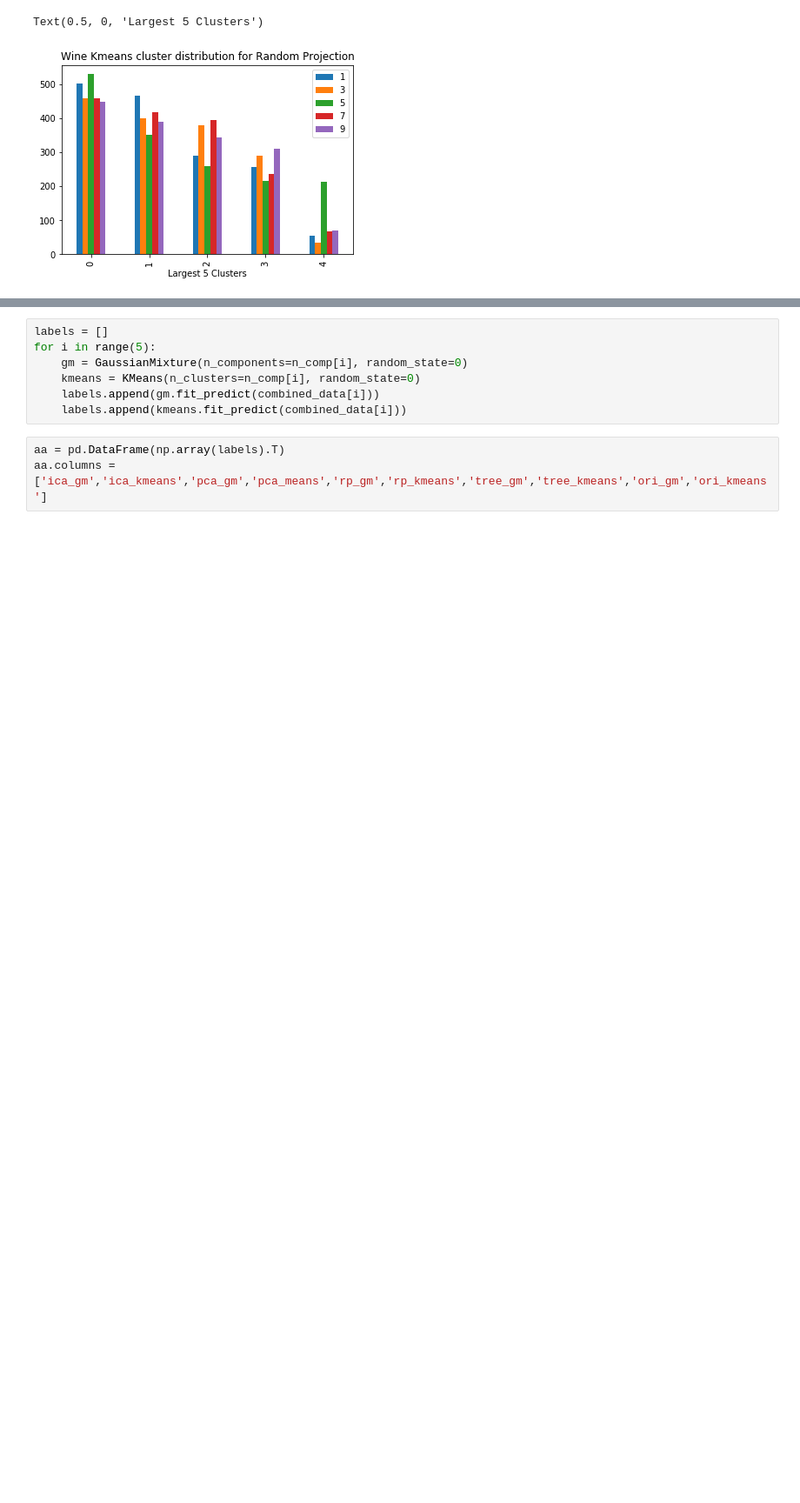
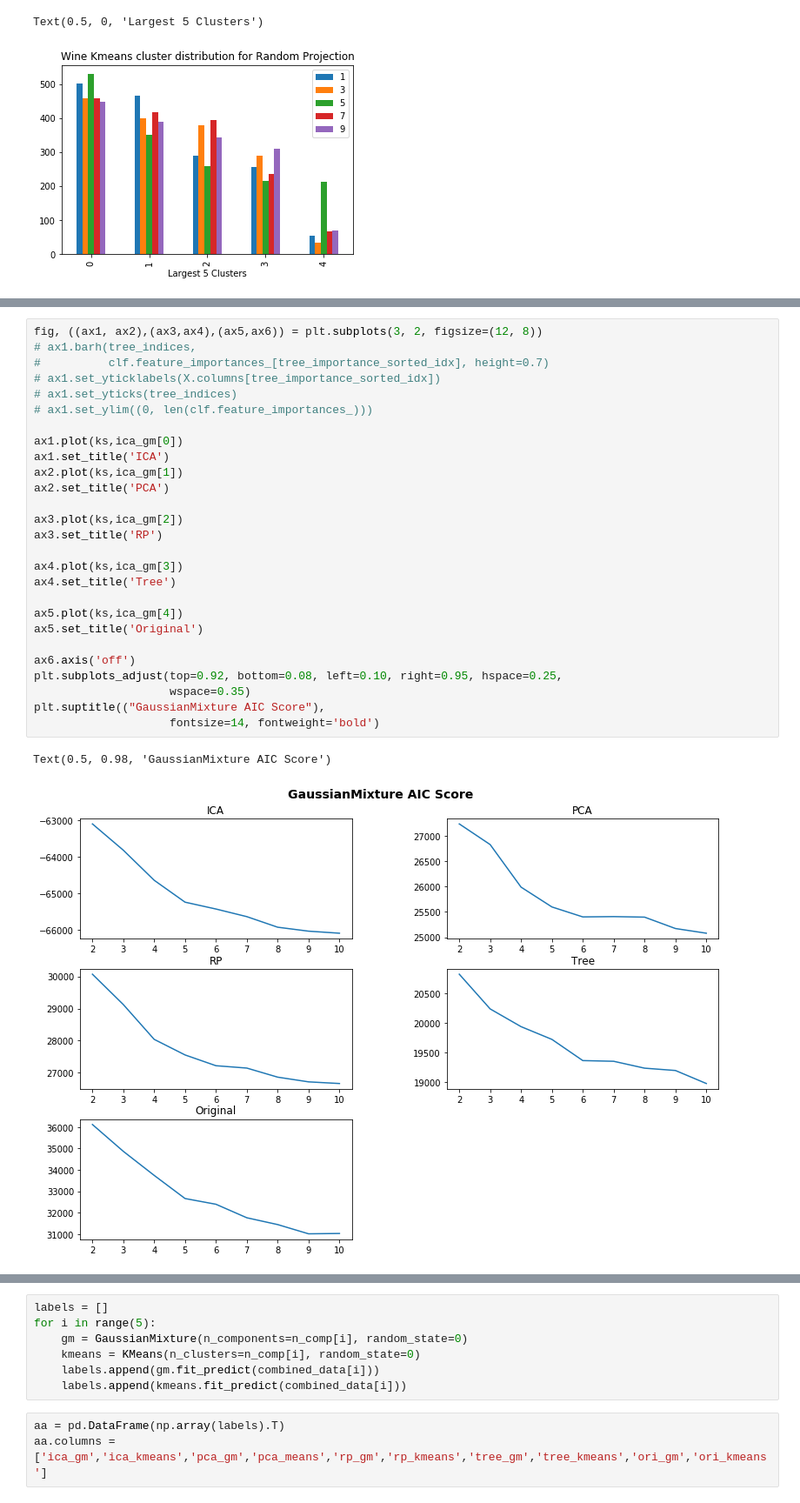
Before and after one commit to neojohny/ml_7641, a Jupyter notebook: homework3/wine.ipynb, the cells around one changed output, grey strips where cells are left out. Shown at 87% size. Saved outputs shown, nothing was run; the diff lists cells and outputs as text; blank space fills up the shorter version.

```diff
--- a/homework3/wine.ipynb
+++ b/homework3/wine.ipynb
@@ -517,0 +557,30 @@ Text(0.5, 0, 'Largest 5 Clusters')
+# %%
+fig, ((ax1, ax2),(ax3,ax4),(ax5,ax6)) = plt.subplots(3, 2, figsize=(12, 8))
+# ax1.barh(tree_indices,
+#          clf.feature_importances_[tree_importance_sorted_idx], height=0.7)
+# ax1.set_yticklabels(X.columns[tree_importance_sorted_idx])
+# ax1.set_yticks(tree_indices)
+# ax1.set_ylim((0, len(clf.feature_importances_)))
+
+ax1.plot(ks,ica_gm[0])
+ax1.set_title('ICA')
+ax2.plot(ks,ica_gm[1])
+ax2.set_title('PCA')
+
+ax3.plot(ks,ica_gm[2])
+ax3.set_title('RP')
+
+ax4.plot(ks,ica_gm[3])
+ax4.set_title('Tree')
+
+ax5.plot(ks,ica_gm[4])
+ax5.set_title('Original')
+
+ax6.axis('off')
+plt.subplots_adjust(top=0.92, bottom=0.08, left=0.10, right=0.95, hspace=0.25,
+                    wspace=0.35)
+plt.suptitle(("GaussianMixture AIC Score"),
+                    fontsize=14, fontweight='bold')
+# %% [output]
+Text(0.5, 0.98, 'GaussianMixture AIC Score')
+[figure, added]
```
Also changed, not shown: parts of 8 cells of this notebook, 8 other files.
